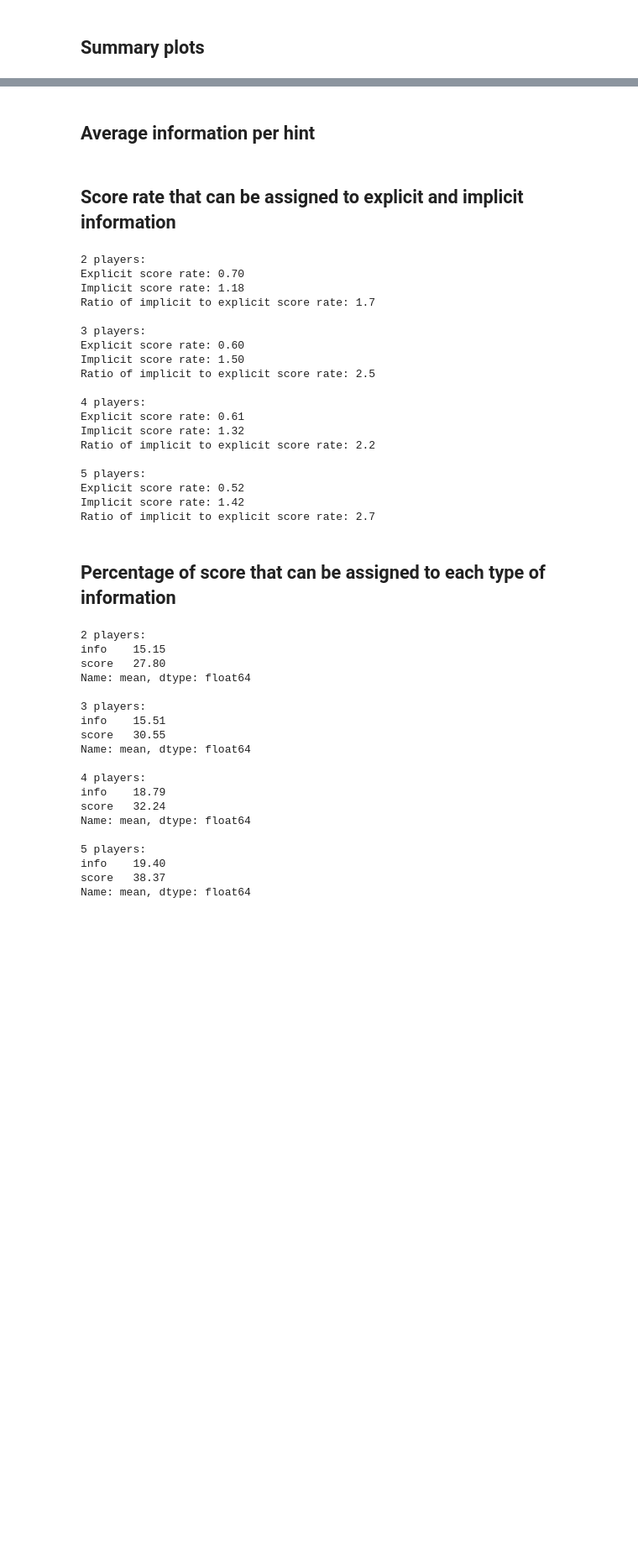
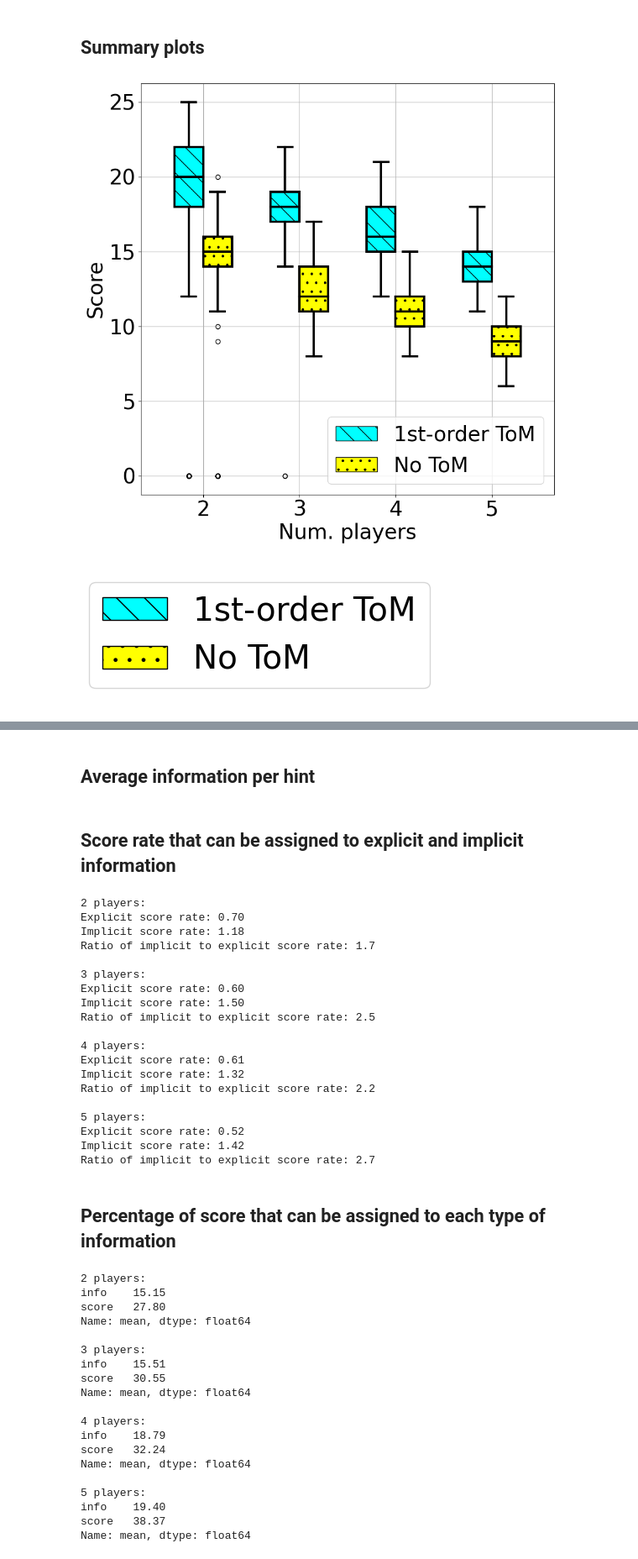
Before and after one commit to nmontesg/tomabd, a Jupyter notebook: examples/hanabi/results/analysis.ipynb, the cells around one changed output, grey strips where cells are left out. Shown: that part at 84% size. Cells and saved outputs as stored; diff of their text form; code cells hidden in the pictures; blank space fills up the shorter version.

```diff
--- a/examples/hanabi/results/analysis.ipynb
+++ b/examples/hanabi/results/analysis.ipynb
@@ -79,3 +77,59 @@ Pair-wise percentage gains:
 # %% [markdown]
 ## Summary plots
+# %%
+from matplotlib.patches import Patch
+
+plt.rcParams.update({'font.size': 28})
+fig, ax = plt.subplots(figsize=(10, 10), facecolor='white')
+
+epsilon = 0.15
+lw = 3
+colors = {True: 'aqua', False: 'yellow'}
+texture = {True: '\\', False: '.'}
+labs = {True: '1st-order ToM', False: 'No ToM'}
+
+for n in player_configs:
+    for abd in (True, False):
+        if abd:
+            x = n-epsilon
+        else:
+            x = n+epsilon
+        data = results[abd][n]["score"].to_numpy()
+        bp = ax.boxplot(
+            data,
+            positions=[x],
+            widths=[epsilon*2],
+            boxprops={'linewidth': lw},
+            medianprops={'linewidth': lw, 'color': 'black'},
+            capprops={'linewidth': lw},
+            whiskerprops={'linewidth': lw},
+            patch_artist=True
+        )
+        for patch in bp['boxes']:
+            patch.set(facecolor=colors[abd])
+            patch.set(hatch=texture[abd])
+
+
+ax.set_xticks(player_configs, labels=player_configs)
+ax.grid()
+ax.set_xlabel("Num. players")
+ax.set_ylabel("Score")
+
+legend_elements = [
+    Patch(facecolor=colors[abd], hatch=texture[abd], edgecolor='black', label=labs[abd])
+    for abd in (True, False)
+]
+ax.legend(handles=legend_elements, loc='lower right')
+# plt.savefig("score.png")
+# plt.show()
+
+# export legend stand-alone figure
+# fig_leg, ax_leg = plt.subplots(figsize=(5, 2))
+# ax_leg.legend(handles=legend_elements, loc='center')
+# ax_leg.axis('off')
+# ax_leg.set_frame_on(False)
+# fig_leg.savefig('legend.png')
+# %% [output]
+[figure, added]
+[figure, added]
 # %%
```
Also changed, not shown: parts of 6 cells of this notebook, 3 other files.
